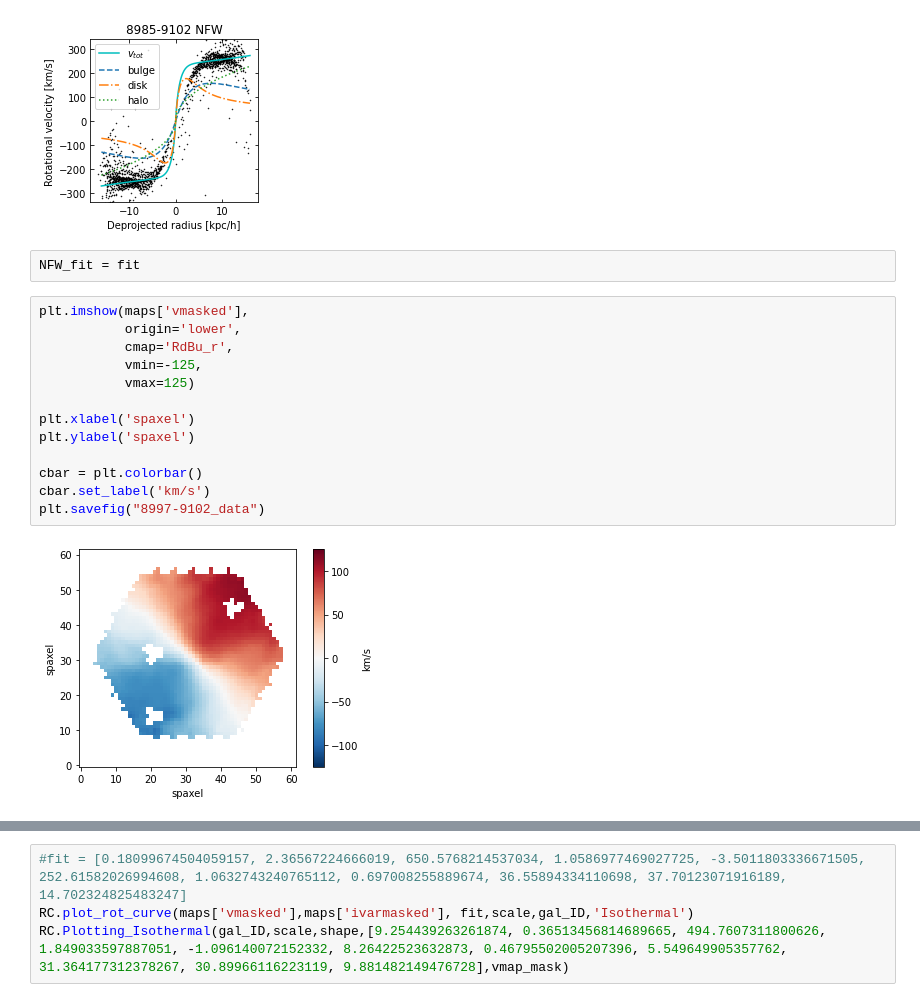
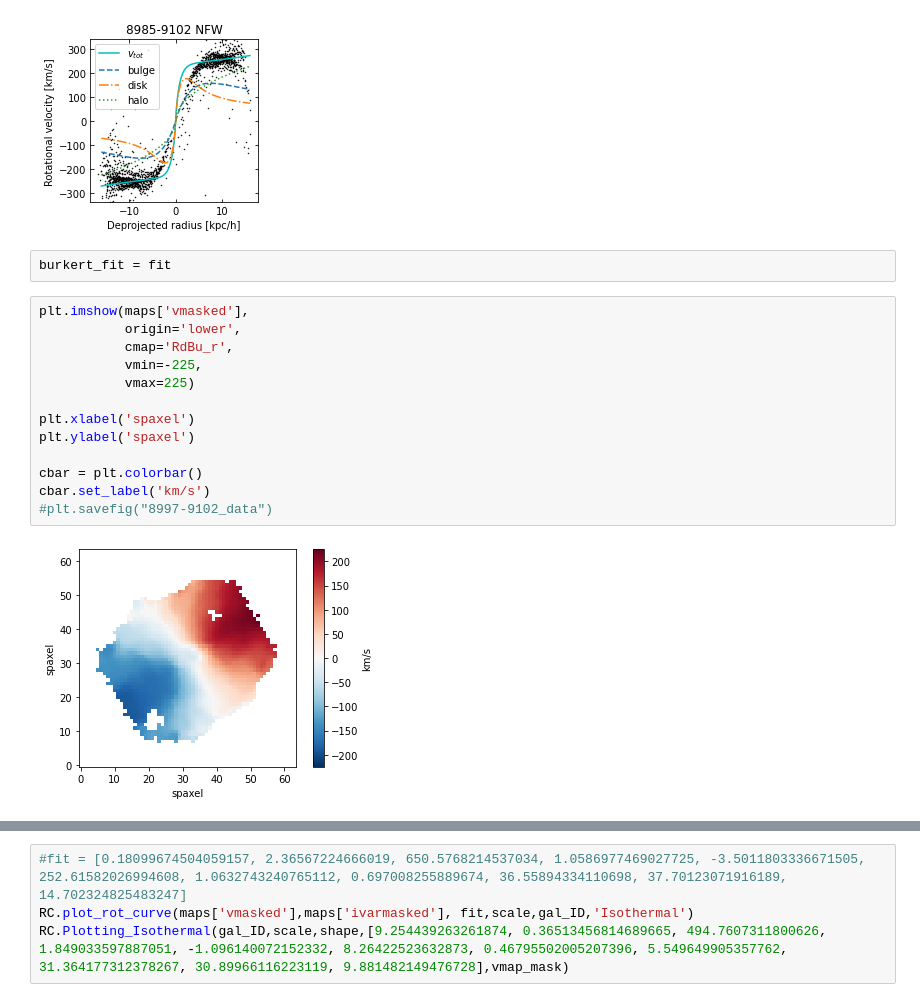
Before and after one commit to athenacat/RotationCurve, a Jupyter notebook: 2D_RC/combo_iteration_test.ipynb, the cells around one changed output, grey strips where cells are left out. Drawn from its saved outputs; the diff is of its cells as text.

```diff
--- a/2D_RC/combo_iteration_test.ipynb
+++ b/2D_RC/combo_iteration_test.ipynb
@@ -142,22 +153,22 @@ RC.plot_rot_curve(maps['vmasked'],maps['ivarmasked'], fit,scale,gal_ID,'NFW')
 272.5579883463946
 [figure]
 # %%
-NFW_fit = fit
+burkert_fit = fit
 # %%
 plt.imshow(maps['vmasked'],
            origin='lower',
            cmap='RdBu_r',
-           vmin=-125,
-           vmax=125)
+           vmin=-225,
+           vmax=225)
 
 plt.xlabel('spaxel')
 plt.ylabel('spaxel')
 
 cbar = plt.colorbar()
 cbar.set_label('km/s')
-plt.savefig("8997-9102_data")
+#plt.savefig("8997-9102_data")
 # %% [output]
-[figure, old version]
+[figure, new version]
 # %%
 RC.plot_diagnostic_panel(gal_ID,shape,scale,iso_fit,NFW_fit,burkert_fit,vmap_mask,maps['vmasked'], maps['ivarmasked'])
 # %% [output]
```
Also changed, not shown: parts of 2 cells of this notebook, 2 other files.
